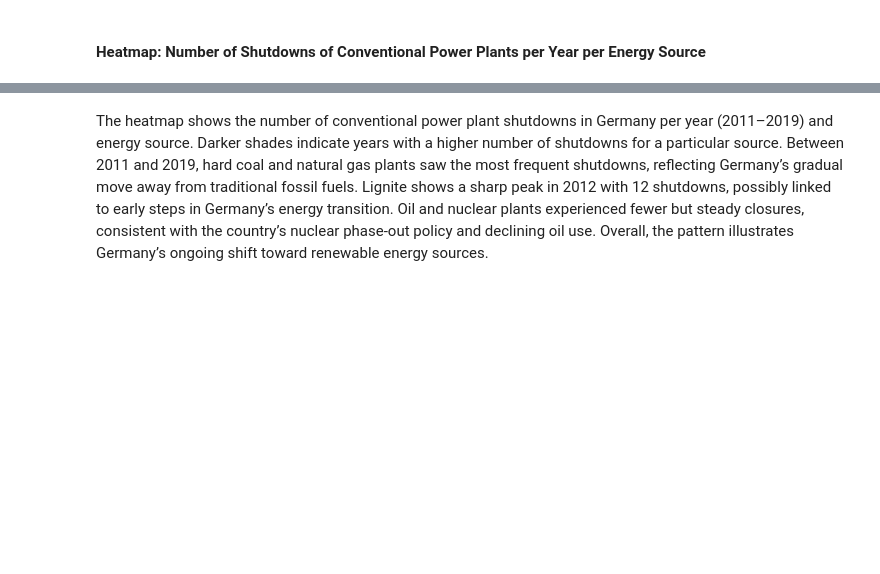
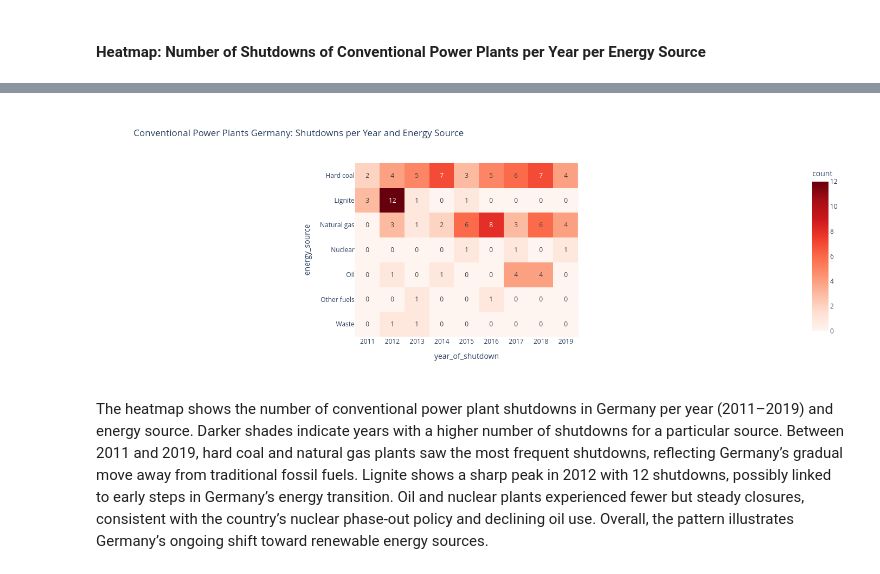
Before and after one commit to lilalaser/Work_in_Progress-Python_EDA_German_Power_Plants, a Jupyter notebook: Notebook_EDA_German_Power_Plants.ipynb, the cells around one changed output, grey strips where cells are left out. Saved outputs shown, nothing was run; the diff lists cells and outputs as text; code cells hidden in the pictures; blank space fills up the shorter version.

```diff
--- a/Notebook_EDA_German_Power_Plants.ipynb
+++ b/Notebook_EDA_German_Power_Plants.ipynb
@@ -916,6 +914,6 @@ fig = px.imshow(
     text_auto = True
 )
 fig.update_xaxes(type='category')
-fig.update_layout(width=800, height=500)
+fig.update_layout(width=1000, height=500)
 fig.show()
 # %% [output]
@@ -923,3 +920,4 @@ fig.show()
+[figure, added]
 # %% [markdown]
 The heatmap shows the number of conventional power plant shutdowns in Germany per year (2011–2019) and energy source. Darker shades indicate years with a higher number of shutdowns for a particular source.
 Between 2011 and 2019, hard coal and natural gas plants saw the most frequent shutdowns, reflecting Germany’s gradual move away from traditional fossil fuels. Lignite shows a sharp peak in 2012 with 12 shutdowns, possibly linked to early steps in Germany’s energy transition.
```
Also changed, not shown: parts of 28 cells of this notebook.
